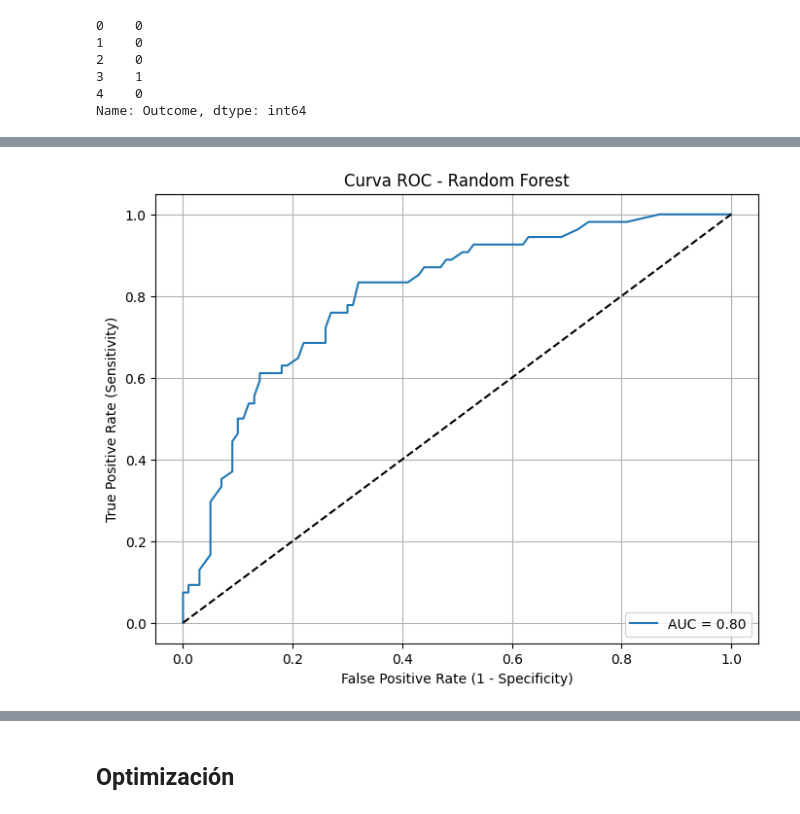
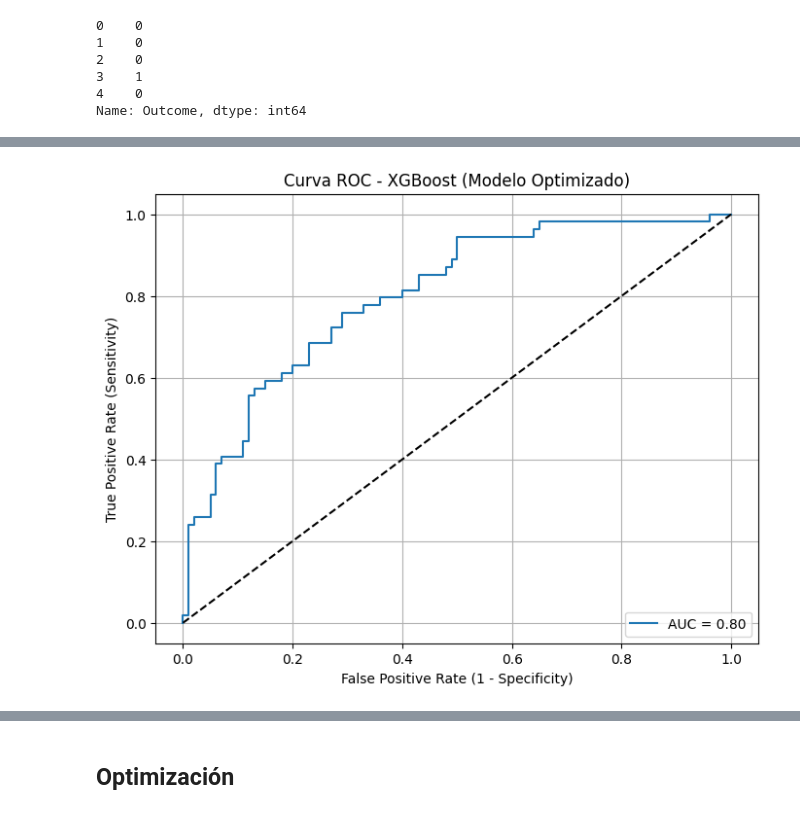
Before and after one commit to 4GeeksAcademy/efrainnalmeida-boosting-algorithms, a Jupyter notebook: src/explore.ipynb, the cells around one changed output, grey strips where cells are left out. Drawn from its saved outputs; the diff is of its cells as text; code cells hidden in the pictures.

Commit message:
efrainnalmeida-ejercicio-terminado

```diff
--- a/src/explore.ipynb
+++ b/src/explore.ipynb
@@ -28,8 +37,8 @@ from sklearn.metrics import confusion_matrix, ConfusionMatrixDisplay
 ## Cargar dataset de train y test
 # %%
 # Extraer el dataset de entrenamiento y prueba
-df_train = pd.read_csv('/workspaces/efrainnalmeida-random-forest-algorithm/data/processed/clean_train.csv')
-df_test = pd.read_csv('/workspaces/efrainnalmeida-random-forest-algorithm/data/processed/clean_test.csv')
+df_train = pd.read_csv('/workspaces/efrainnalmeida-boosting-algorithms/data/processed/clean_train.csv')
+df_test = pd.read_csv('/workspaces/efrainnalmeida-boosting-algorithms/data/processed/clean_test.csv')
 # %%
 # Dividir el dataset en conjunto de entrenamiento y prueba
 X_train = df_train.drop('Outcome', axis=1)
@@ -84,5 +95,8 @@ Name: Outcome, dtype: int64
 # %%
-# Definir el modelo base de Random Forest
-rf_model = RandomForestClassifier(random_state=42)
+# Definir el modelo base
+xgb_model = XGBClassifier(
+    eval_metric='logloss',    # Métrica estándar para binario
+    random_state=42
+)
 # %%
 # Entrenar el modelo
@@ -92,5 +117,5 @@ RandomForestClassifier(random_state=42)
 # %%
-# Realizar predicciones
-y_pred_rf = rf_model.predict(X_test)
-y_pred_proba_rf = rf_model.predict_proba(X_test)[:, 1]
+# Hacer predicciones
+y_pred_xgb = xgb_model.predict(X_test)
+y_pred_proba_xgb = xgb_model.predict_proba(X_test)[:, 1]
 # %%
@@ -170,18 +199,18 @@ print("-------------------------------------------")
 -------------------------------------------
-# %%
-# Calcular los valores para la curva ROC
-fpr_rf, tpr_rf, thresholds_rf = roc_curve(y_test, y_pred_proba_rf)
-
-# Graficar la curva ROC
-plt.figure(figsize=(8,6))
-plt.plot(fpr_rf, tpr_rf, label=f'AUC = {auc_rf:.2f}')
-plt.plot([0, 1], [0, 1], 'k--')  # Línea diagonal de referencia
-plt.xlabel('False Positive Rate (1 - Specificity)')
-plt.ylabel('True Positive Rate (Sensitivity)')
-plt.title('Curva ROC - Random Forest')
-plt.legend(loc='lower right')
-plt.grid()
-plt.show()
-# %% [output]
-[figure, removed]
+# %%
+# Calcular la curva ROC
+fpr_xgb, tpr_xgb, thresholds_roc_xgb = roc_curve(y_test, y_pred_proba_xgb)
+
+# Graficar la curva ROC
+plt.figure(figsize=(8,6))
+plt.plot(fpr_xgb, tpr_xgb, label=f'AUC = {auc_xgb_opt:.2f}')
+plt.plot([0, 1], [0, 1], 'k--')  # Línea diagonal de referencia
+plt.xlabel('False Positive Rate (1 - Specificity)')
+plt.ylabel('True Positive Rate (Sensitivity)')
+plt.title('Curva ROC - XGBoost (Modelo Optimizado)')
+plt.legend(loc='lower right')
+plt.grid()
+plt.show()
+# %% [output]
+[figure, added]
 # %%
```
Also changed, not shown: parts of 22 cells of this notebook, 2 other files.
